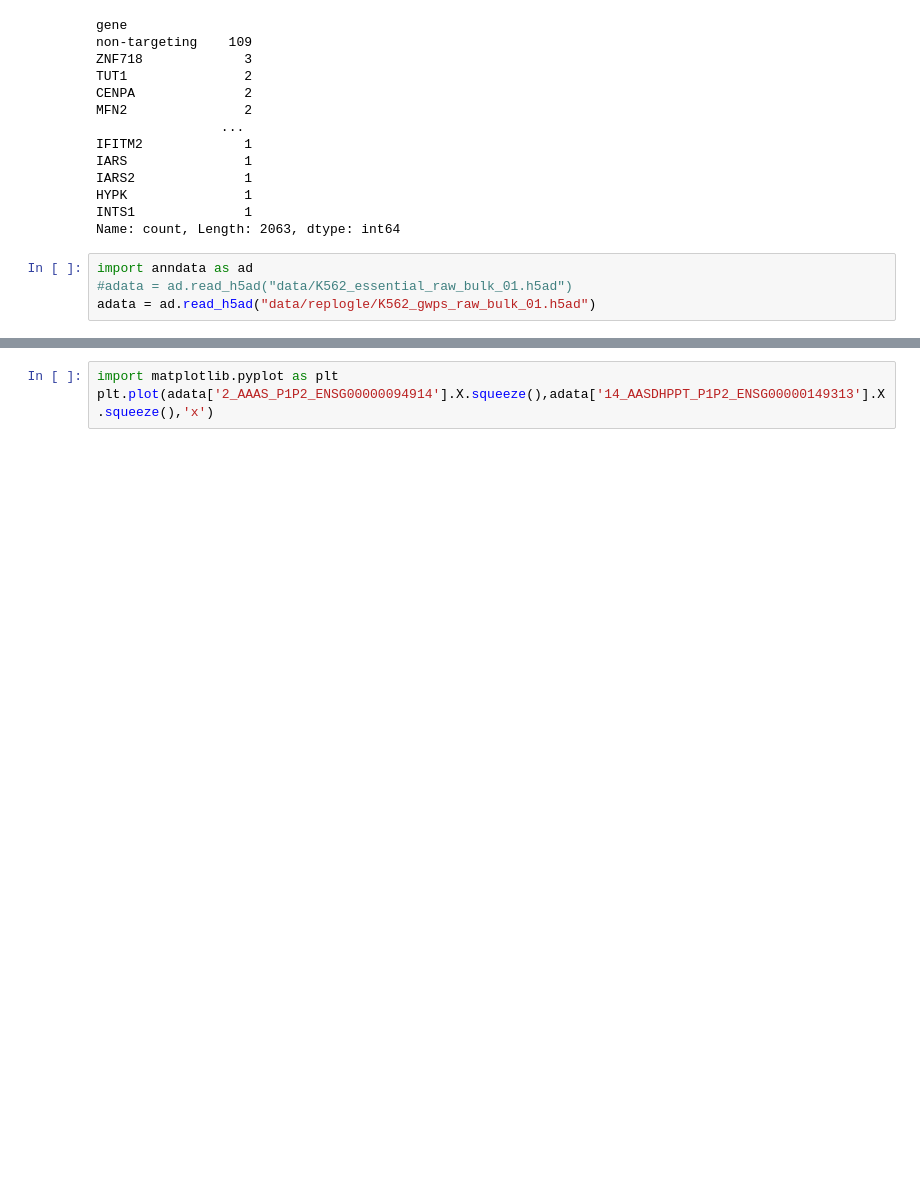
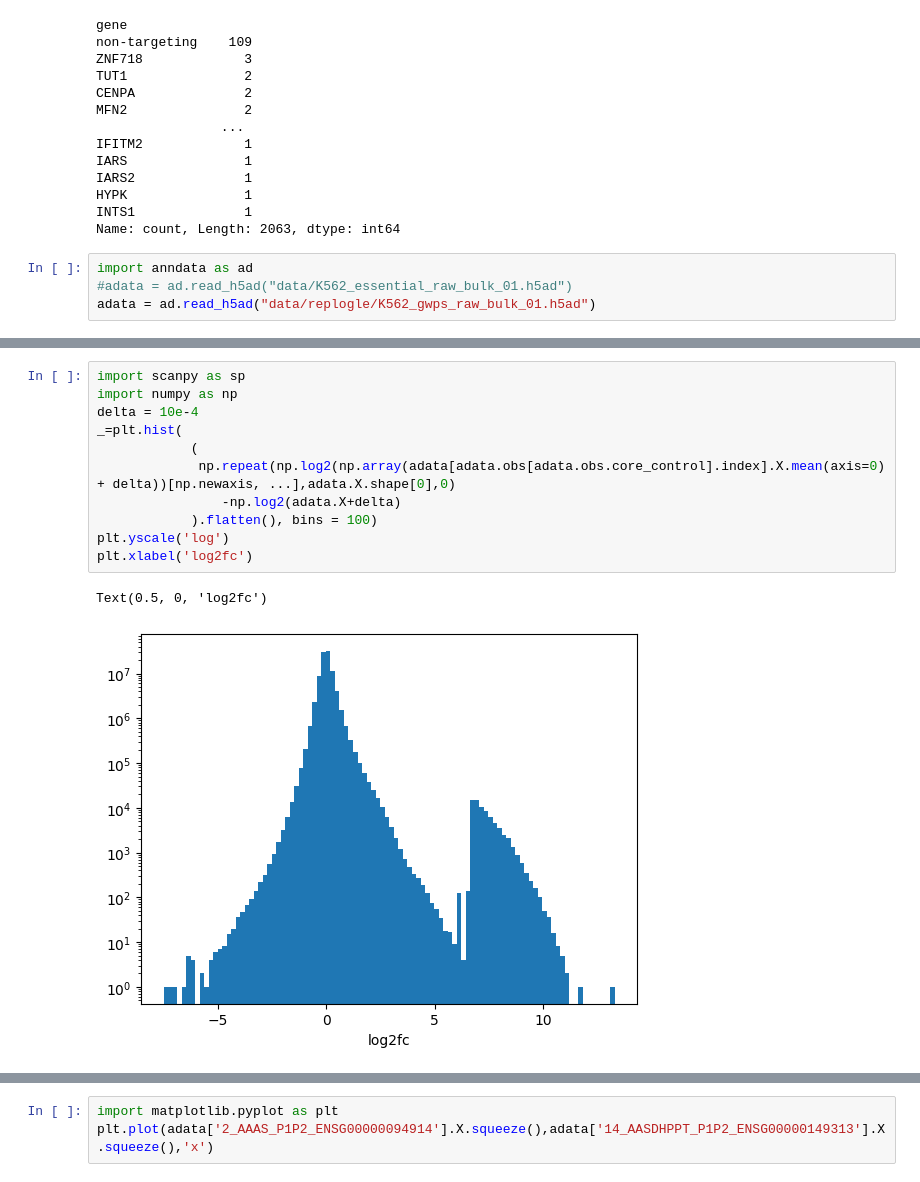
Before and after one commit to synthetic-tensors/caduceus, a Jupyter notebook: crispr_data_wrangling.ipynb, the cells around one changed output, grey strips where cells are left out. Cells and saved outputs as stored; diff of their text form; blank space fills up the shorter version.

```diff
--- a/crispr_data_wrangling.ipynb
+++ b/crispr_data_wrangling.ipynb
@@ -71,0 +86,14 @@ adata = ad.read_h5ad("data/replogle/K562_gwps_raw_bulk_01.h5ad")
+# %%
+import scanpy as sp
+import numpy as np
+delta = 10e-4
+_=plt.hist(
+            (
+             np.repeat(np.log2(np.array(adata[adata.obs[adata.obs.core_control].index].X.mean(axis=0) + delta))[np.newaxis, ...],adata.X.shape[0],0)
+                -np.log2(adata.X+delta)
+            ).flatten(), bins = 100)
+plt.yscale('log')
+plt.xlabel('log2fc')
+# %% [output]
+Text(0.5, 0, 'log2fc')
+[figure, added]
```
Also changed, not shown: parts of 6 cells of this notebook.
